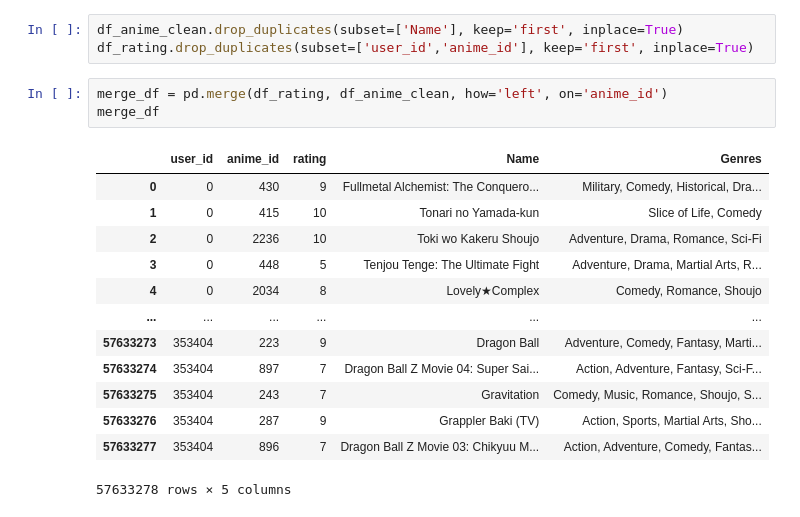
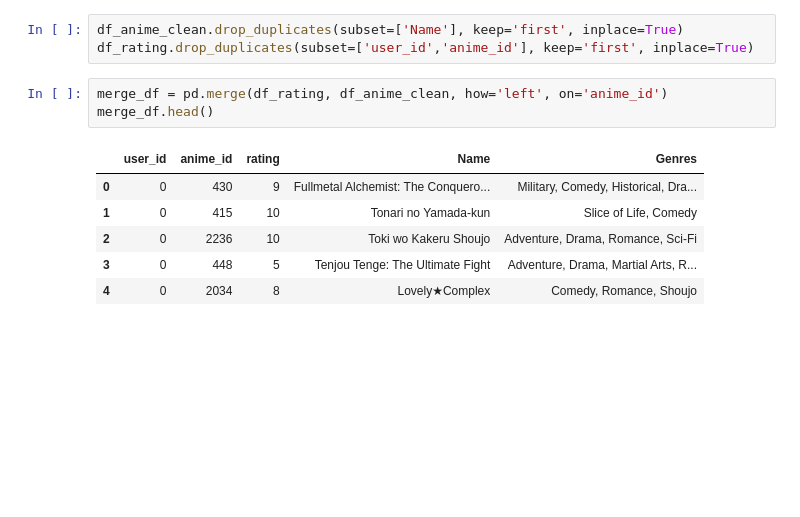
Before and after one commit to el-thobhy/Recommendation-system, a Jupyter notebook: Recommendation_System.ipynb, the cells around one changed output. Drawn from its saved outputs; the diff is of its cells as text; blank space fills up the shorter version.

```diff
--- a/Recommendation_System.ipynb
+++ b/Recommendation_System.ipynb
@@ -304,21 +291,14 @@ df_anime_clean.drop_duplicates(subset=['Name'], keep='first', inplace=True)
 df_rating.drop_duplicates(subset=['user_id','anime_id'], keep='first', inplace=True)
 # %%
 merge_df = pd.merge(df_rating, df_anime_clean, how='left', on='anime_id')
-merge_df
+merge_df.head()
 # %% [output]
 |  | user_id | anime_id | rating | Name | Genres |
 | 0 | 0 | 430 | 9 | Fullmetal Alchemist: The Conquero... | Military, Comedy, Historical, Dra... |
 | 1 | 0 | 415 | 10 | Tonari no Yamada-kun | Slice of Life, Comedy |
 | 2 | 0 | 2236 | 10 | Toki wo Kakeru Shoujo | Adventure, Drama, Romance, Sci-Fi |
 | 3 | 0 | 448 | 5 | Tenjou Tenge: The Ultimate Fight | Adventure, Drama, Martial Arts, R... |
 | 4 | 0 | 2034 | 8 | Lovely★Complex | Comedy, Romance, Shoujo |
-| ... | ... | ... | ... | ... | ... |
-| 57633273 | 353404 | 223 | 9 | Dragon Ball | Adventure, Comedy, Fantasy, Marti... |
-| 57633274 | 353404 | 897 | 7 | Dragon Ball Z Movie 04: Super Sai... | Action, Adventure, Fantasy, Sci-F... |
-| 57633275 | 353404 | 243 | 7 | Gravitation | Comedy, Music, Romance, Shoujo, S... |
-| 57633276 | 353404 | 287 | 9 | Grappler Baki (TV) | Action, Sports, Martial Arts, Sho... |
-| 57633277 | 353404 | 896 | 7 | Dragon Ball Z Movie 03: Chikyuu M... | Action, Adventure, Comedy, Fantas... |
-57633278 rows × 5 columns
 # %%
 merge_df = merge_df[~pd.isnull(merge_df['Genres'])]
 merge_df.shape
```
Also changed, not shown: parts of 6 cells of this notebook.
